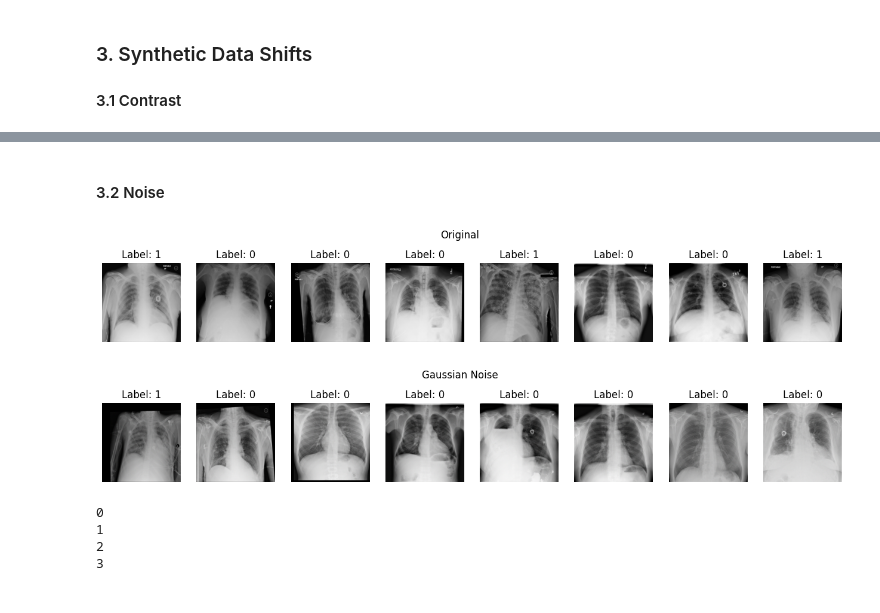
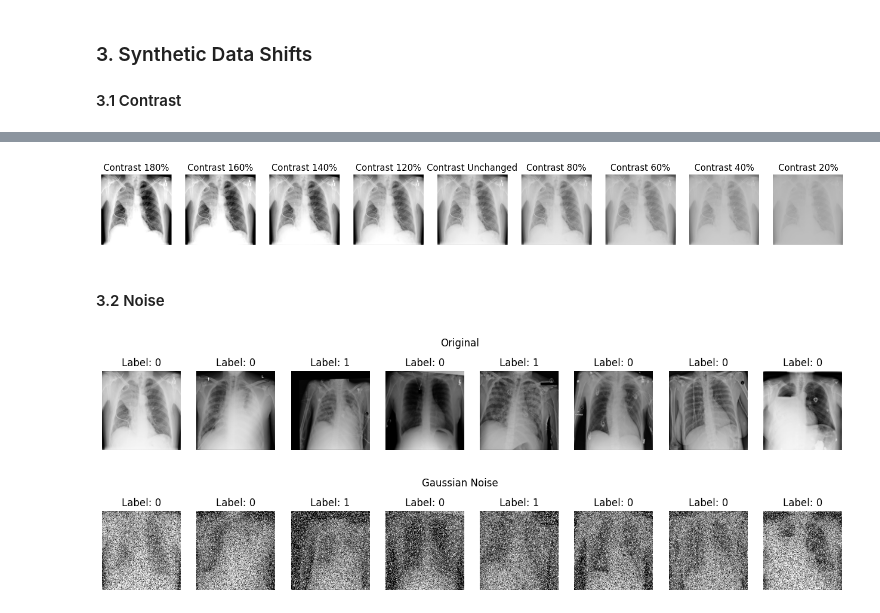
Before and after one commit to leeping-ng/med-img-monitoring, a Jupyter notebook: src/eda.ipynb, the cells around one changed output, grey strips where cells are left out. Cells and saved outputs as stored; diff of their text form; code cells hidden in the pictures.

Commit message:
refactored transforms, added salt and pepper noise

```diff
--- a/src/eda.ipynb
+++ b/src/eda.ipynb
@@ -124,29 +89,35 @@ plot(contrast_80_imgs, title="Contrast Reduced by 20%")
+# %%
+plot_transforms_for_one_image(rsna, CONTRAST_TRANSFORMS)
+# %% [output]
+[figure, added]
 # %% [markdown]
 #### 3.2 Noise
 # %%
-class GaussianNoiseTransform:
-    def __init__(self, mean=0., std=1.):
-        self.std = std
-        self.mean = mean
+plot_transforms_for_one_image(rsna, SALT_TRANSFORMS)
+
+
+import numpy as np
+from skimage.util import random_noise
+
+class SaltPepperNoiseTransform:
+    def __init__(self, percent):
+        self.percent = percent
 
     def __call__(self, tensor):
-        return (tensor + torch.randn(tensor.size()) * self.std + self.mean).clip(min=0., max=255.)
+
+        tensor = tensor[0,:,:]
+        tensor = torch.tensor(random_noise(tensor, mode='s&p', salt_vs_pepper=0.5, clip=True, amount=0.5))
+        tensor = tensor.expand(3,224, 224)
+
+        return tensor
 
 
-transform_gn = transforms.Compose([transforms.ToTensor(), GaussianNoiseTransform(mean=0., std=1.)])
+transform_gn = transforms.Compose([transforms.ToTensor(), SaltPepperNoiseTransform(percent=0.01)])
 dataloader_gn  = rsna.predict_dataloader(IMG_INDICES, transform_gn)
 gaussian_noise_imgs = next(iter(dataloader_gn))
 
 plot(original_imgs, title="Original")
 plot(gaussian_noise_imgs, title="Gaussian Noise")
 # %% [output]
-[figure, old version]
+[figure, new version]
-[figure, old version]
+[figure, new version]
-# %%
-for i, loader in enumerate(predict_dataloader):
-    print(i)
-# %% [output]
-0
-1
-2
-3
```
Also changed, not shown: parts of 10 cells of this notebook, 6 other files.
